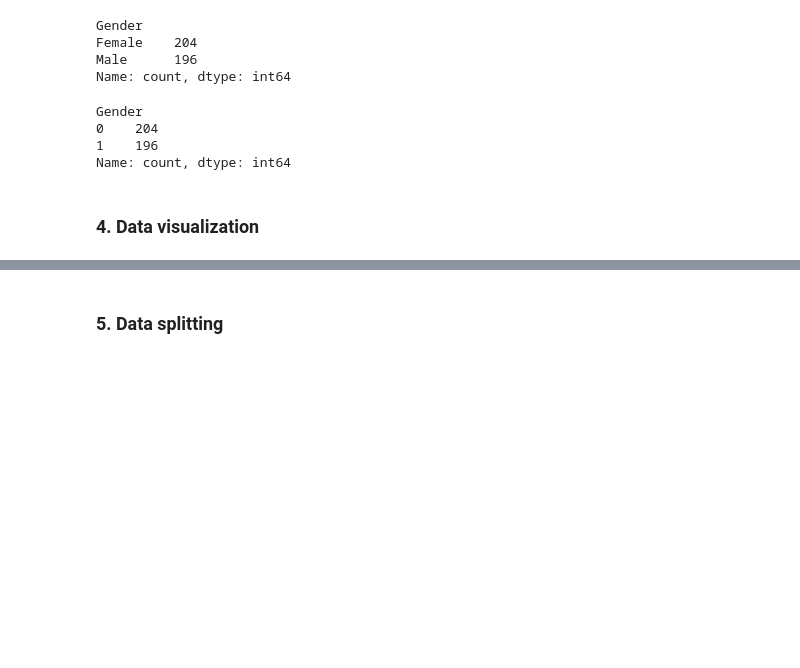
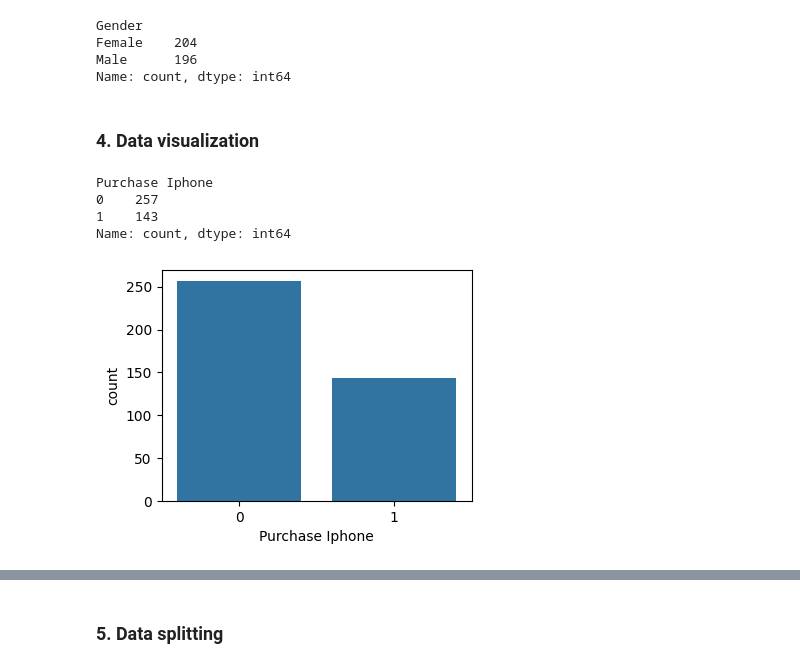
Before and after one commit to jflorescuba/Machine_learning, a Jupyter notebook: KNN/Purchase_iphone/iphone_purchase_KNN.ipynb, the cells around one changed output, grey strips where cells are left out. Cells and saved outputs as stored; diff of their text form; code cells hidden in the pictures; blank space fills up the shorter version.

```diff
--- a/KNN/Purchase_iphone/iphone_purchase_KNN.ipynb
+++ b/KNN/Purchase_iphone/iphone_purchase_KNN.ipynb
@@ -54,15 +53,19 @@ Gender
 Female    204
 Male      196
 Name: count, dtype: int64
-# %%
-# Label encoding
-labelencoder = LabelEncoder()
-df['Gender'] = labelencoder.fit_transform(df['Gender'])
-print(df['Gender'].value_counts())
-# %% [output]
-Gender
-0    204
-1    196
-Name: count, dtype: int64
 # %% [markdown]
 ### 4. Data visualization
+# %%
+df['Purchase Iphone'].value_counts()
+# %% [output]
+Purchase Iphone
+0    257
+1    143
+Name: count, dtype: int64
+# %%
+#
+plt.figure(figsize=(4,3))
+sns.countplot(x='Purchase Iphone',data=df)
+plt.show()
+# %% [output]
+[figure, added]
```
Also changed, not shown: parts of 11 cells of this notebook.
